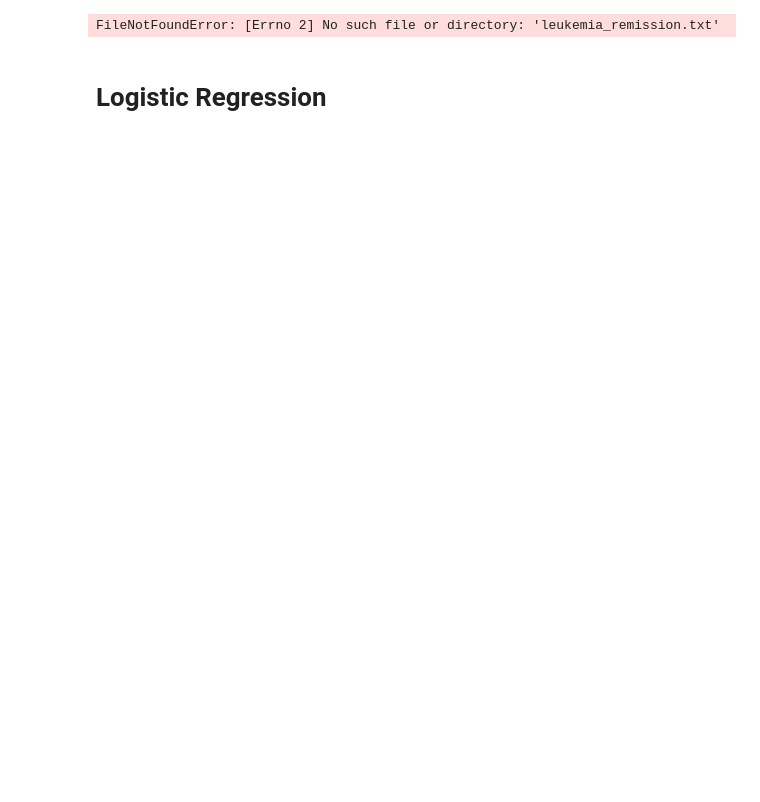
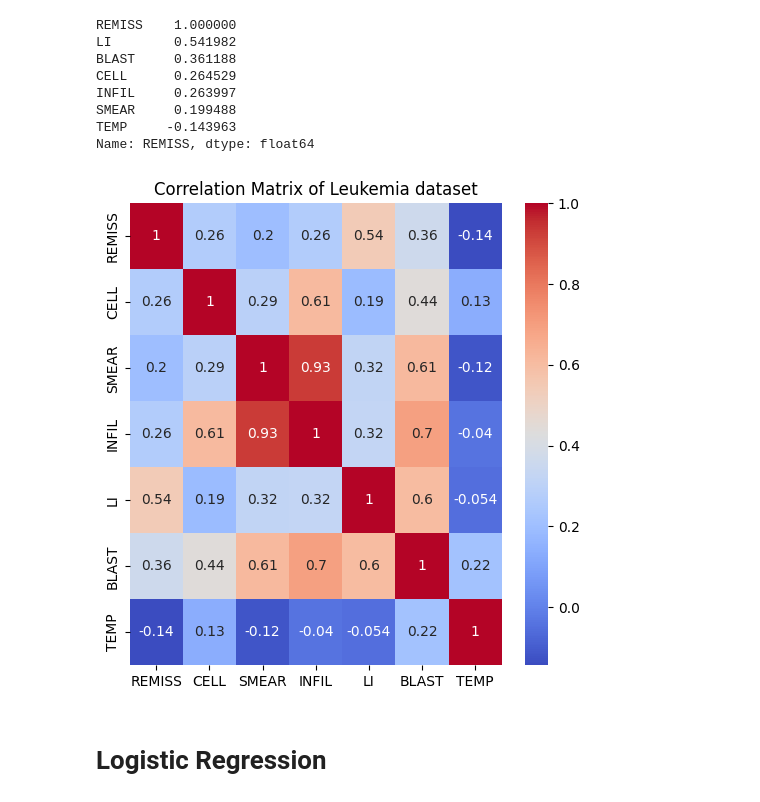
Before and after one commit to book150243/Homework_DADS6003, a Jupyter notebook: HW_DADS6003_6810422005.ipynb, the cells around one changed output. Saved outputs shown, nothing was run; the diff lists cells and outputs as text; code cells hidden in the pictures; blank space fills up the shorter version.

Commit message:
Homework logistics regression and BGD

```diff
--- a/HW_DADS6003_6810422005.ipynb
+++ b/HW_DADS6003_6810422005.ipynb
@@ -11,23 +11,32 @@ from sklearn.metrics import accuracy_score
 from sklearn.metrics import log_loss
 # %%
 #upload text file
-leukemia_df = pd.read_csv("leukemia_remission.txt",sep = "\t")
+url = "https://raw.githubusercontent.com/book150243/Homework_DADS6003/refs/heads/main/leukemia_remission.txt"
+leukemia_df = pd.read_csv(url,sep = "\t")
 
 #find correlation
 corr_matrix = leukemia_df.corr()
 remiss_corr = corr_matrix["REMISS"].sort_values(ascending = False)
 print(remiss_corr)
 
 plt.figure(figsize=(6,6))
 sns.heatmap(corr_matrix, annot=True, cmap='coolwarm')
 plt.title("Correlation Matrix of Leukemia dataset")
 plt.show()
 
 #define x and y
 x = leukemia_df.drop(["REMISS", "TEMP", "SMEAR"], axis = 1) #or x = leukemia_df.iloc[:, 1:]
 y = leukemia_df["REMISS"]
 # %% [output]
-FileNotFoundError: [Errno 2] No such file or directory: 'leukemia_remission.txt'
+REMISS    1.000000
+LI        0.541982
+BLAST     0.361188
+CELL      0.264529
+INFIL     0.263997
+SMEAR     0.199488
+TEMP     -0.143963
+Name: REMISS, dtype: float64
+[figure, added]
 # %% [markdown]
 # Logistic Regression
 # %%
```
Also changed, not shown: parts of 2 cells of this notebook.
